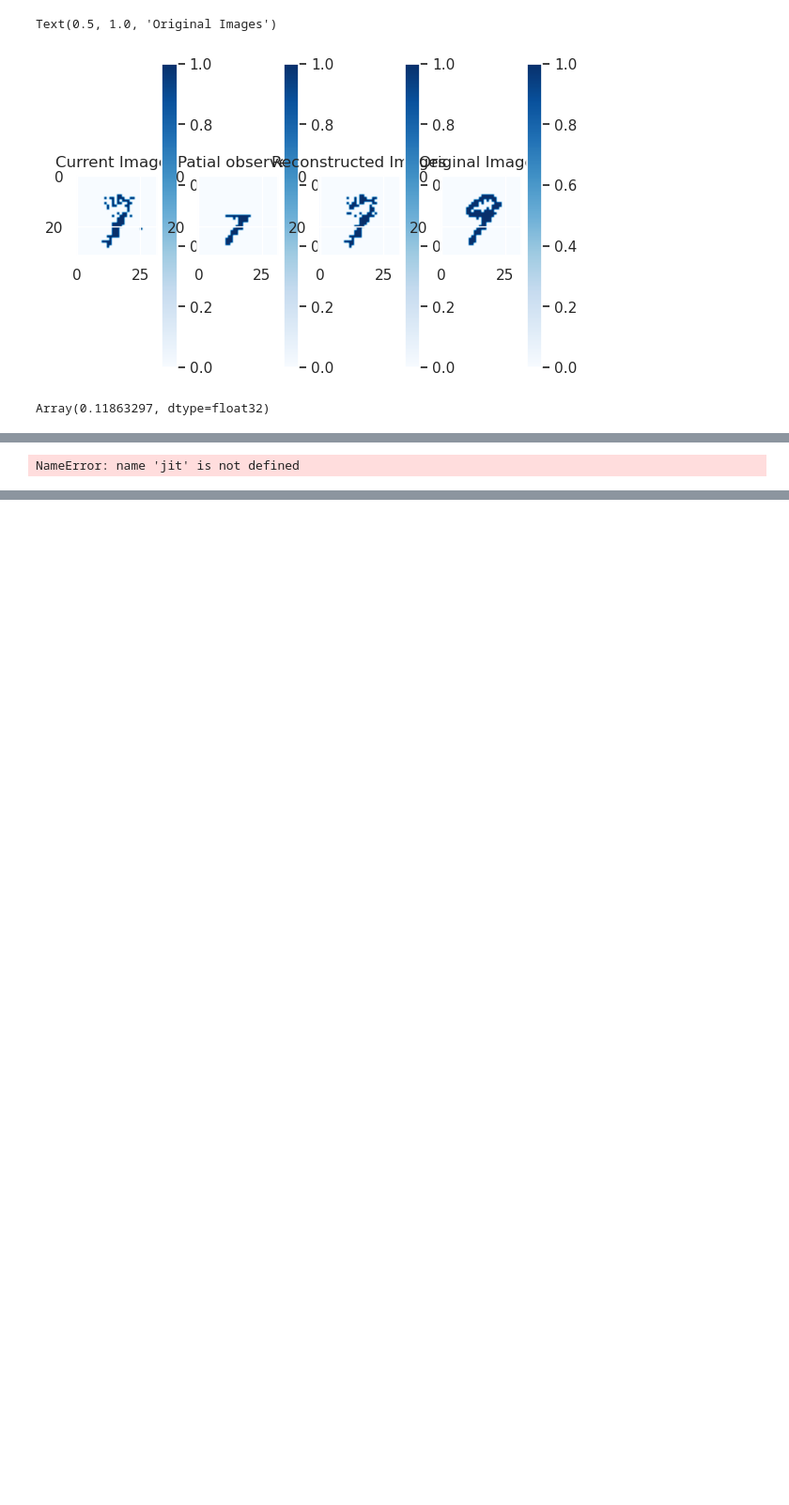
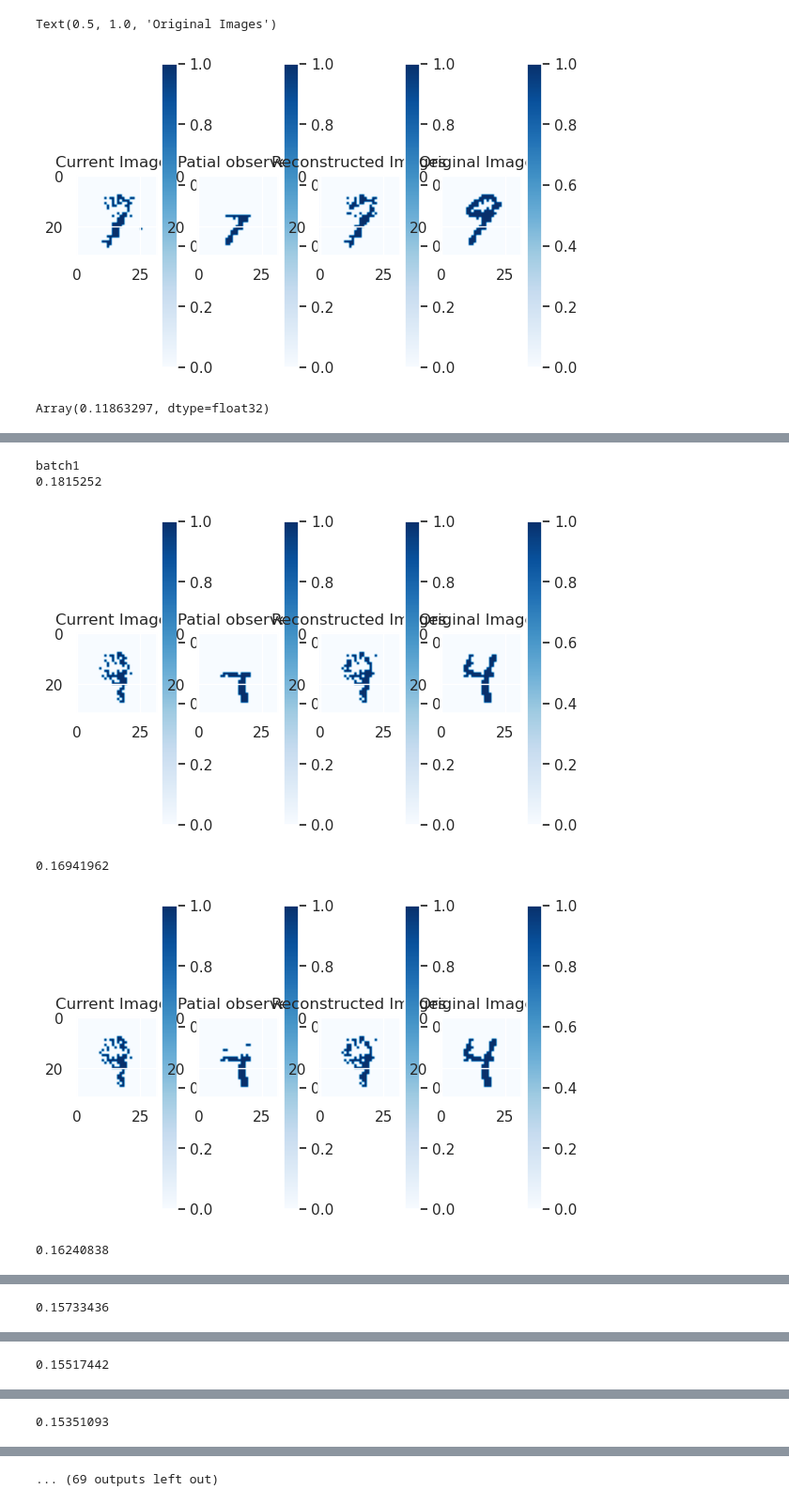
Before and after one commit to KUUUUUUUUz/active-learning, a Jupyter notebook: mnistvae/acquisition_notebook.ipynb, the cells around one changed output, grey strips where cells are left out. Shown at 94% size. Cells and saved outputs as stored; diff of their text form; code cells hidden in the pictures; blank space fills up the shorter version.

```diff
--- a/mnistvae/acquisition_notebook.ipynb
+++ b/mnistvae/acquisition_notebook.ipynb
@@ -285,34 +448,39 @@ for batch_index, batch in enumerate(test_dataloader):
                 print(distortion)
 
                 if step_counter < 800:
                     plt.subplot(1, 4, 1)
                     plt.imshow(current_reconstruction[0], cmap='Blues', vmin=0, vmax=1)
                     plt.colorbar()
                     plt.title("Current Images")
 
                     plt.subplot(1, 4, 2)
                     plt.imshow(current_images[0], cmap='Blues', vmin=0, vmax=1)
                     plt.colorbar()
                     plt.title("Patial observed")
 
                     plt.subplot(1, 4, 3)
                     plt.imshow(reconstruction_img[0], cmap='Blues', vmin=0, vmax=1)
                     plt.colorbar()
                     plt.title("Reconstructed Images")
 
                     plt.subplot(1, 4, 4)
                     plt.imshow(original_images[0], cmap='Blues', vmin=0, vmax=1)
                     plt.colorbar()
                     plt.title("Original Images")
 
                     plt.show()
-        if distortion == full_loss:
-            break
+        ##if distortion == full_loss:
+        #   break
         step_counter += 1
 
     batch_counter += 1
-    if batch_counter == 4:
+    if batch_counter == 3:
         break
     print(f"batch{batch_counter}")
 # %% [output]
-NameError: name 'jit' is not defined
+batch1
+0.1815252
+[figure, added]
+0.16941962
+[figure, added]
+0.16240838
@@ -318,0 +488 @@ NameError: name 'jit' is not defined
+0.15733436
@@ -318,0 +490 @@ NameError: name 'jit' is not defined
+0.15517442
@@ -318,0 +492 @@ NameError: name 'jit' is not defined
+0.15351093
@@ -319,3 +494,4 @@ NameError: name 'jit' is not defined
+... (69 outputs left out)
 # %%
 jnp.array(log_likelihood).shape
 # %% [output]
```
Also changed, not shown: parts of 12 cells of this notebook.
